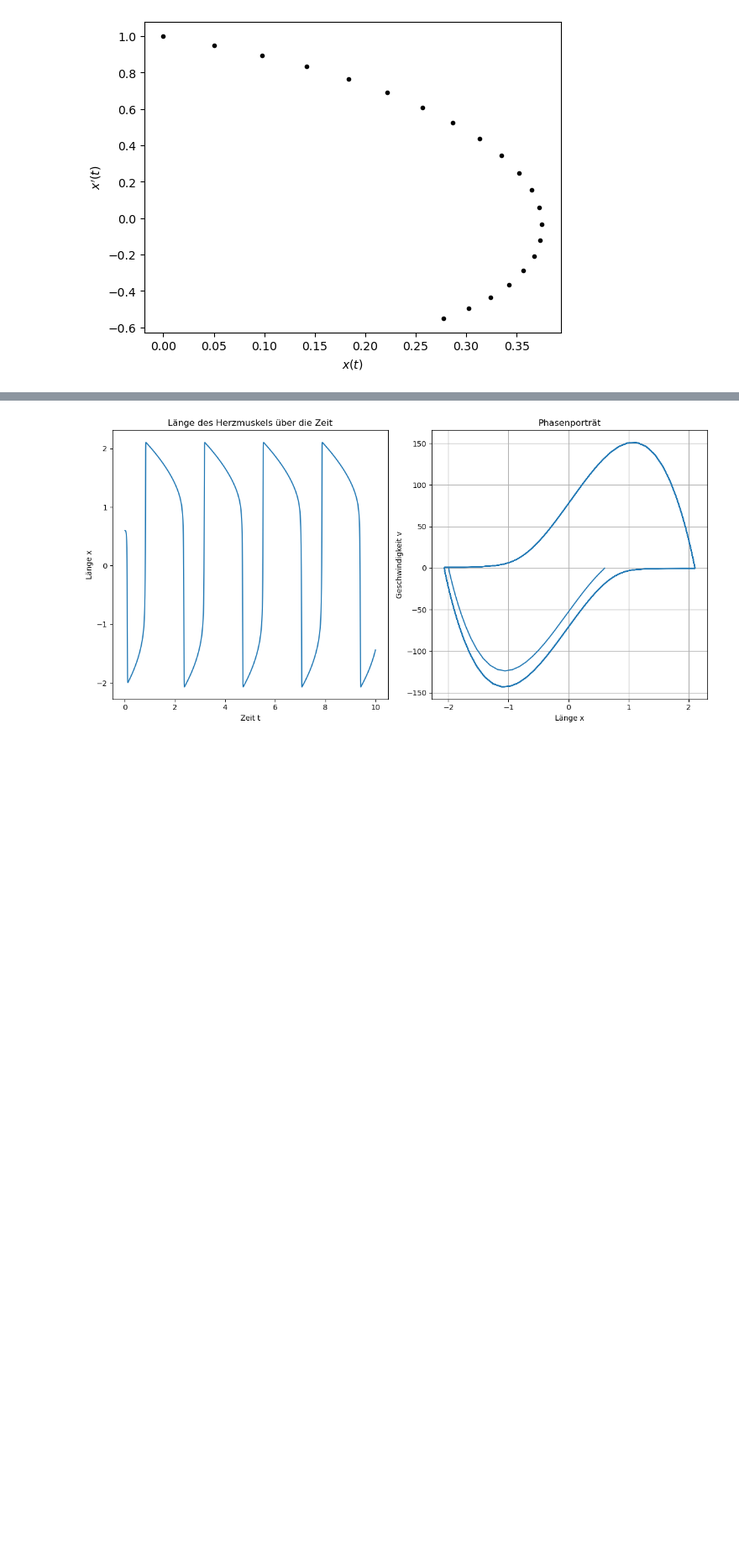
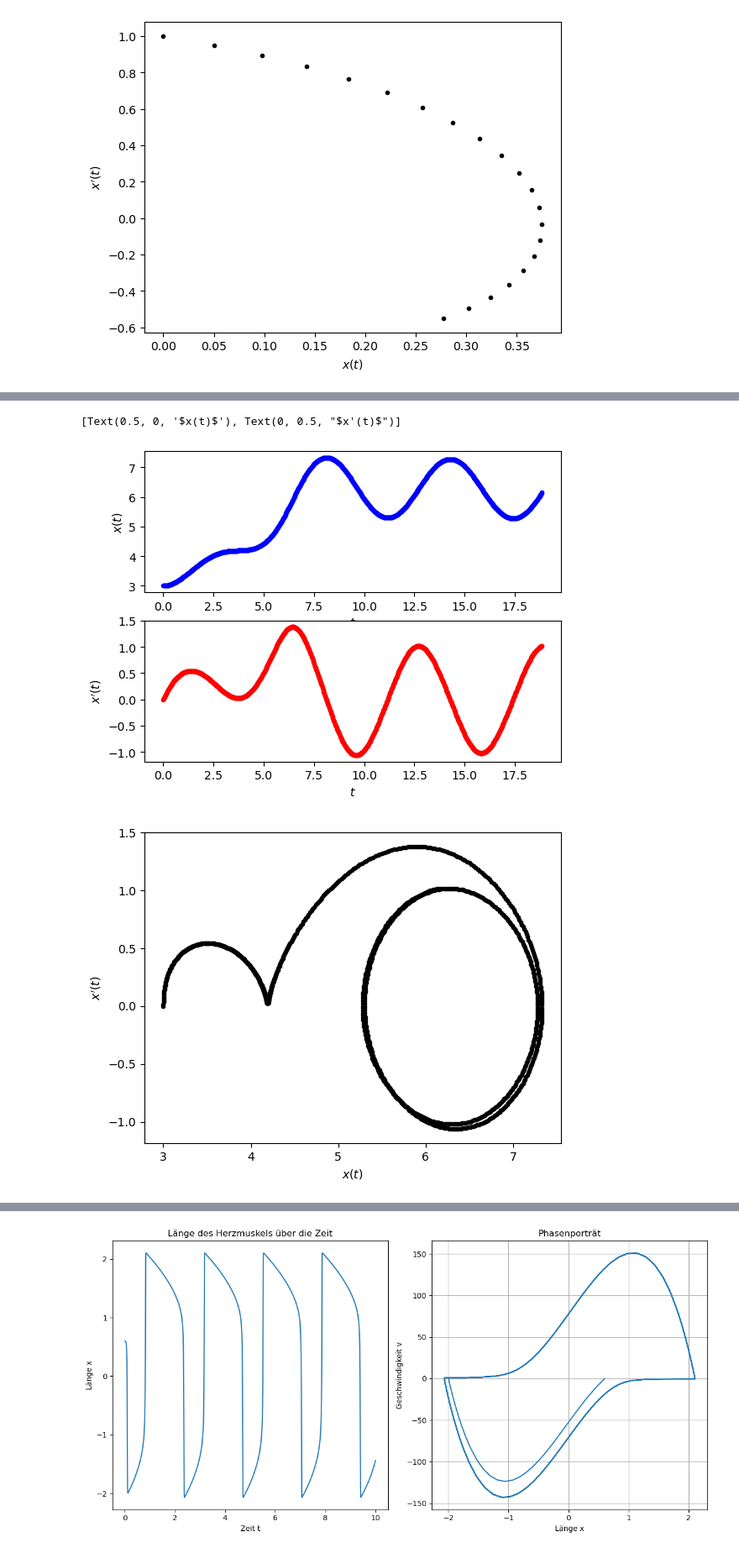
Before and after one commit to Fiusa21/Mathe_2, a Jupyter notebook: Vorlage_Euler_lösen.ipynb, the cells around one changed output, grey strips where cells are left out. Shown: that part at 84% size. Cells and saved outputs as stored; diff of their text form; code cells hidden in the pictures; blank space fills up the shorter version.

```diff
--- a/Vorlage_Euler_lösen.ipynb
+++ b/Vorlage_Euler_lösen.ipynb
@@ -165,3 +175,42 @@ ax.set(xlabel='$x(t)$', ylabel="$x'(t)$")
+# %%
+import numpy as np
+import matplotlib.pyplot as plt
+
+def f2(t,z):
+    f2 = np.array([z[1],-1.0*z[1]-np.sin(z[0])+np.cos(1.0*t)])
+    return f2
+
+def euler2(t0,tn,h,z0):
+    n = int((tn-t0)/h)
+    t = np.linspace(t0,tn,n+1)
+    z = np.zeros([len(z0),n+1])
+    z[:,0] = z0
+    for k in range(n):
+        z[:,k+1] = z[:,k]+h*f2(t[k],z[:,k])
+    return t, z
+
+#Parameter
+t0 = 0.0
+tn = 6.0*np.pi
+h = 0.02
+z0 = np.array([3.0,0.0])
+t, z = euler2(t0,tn,h,z0)
+
+fig, (ax1,ax2) = plt.subplots(2,1)
+ax1.plot(t,z[0,:],'.b')
+ax1.set(xlabel='$t$', ylabel='$x(t)$')
+ax2.plot(t,z[1,:],'.r')
+ax2.set(xlabel='$t$', ylabel="$x'(t)$")
+#plt.savefig("euler2a.png")
+
+fig, ax = plt.subplots()
+ax.plot(z[0,:],z[1,:],'.k')
+ax.set(xlabel='$x(t)$', ylabel="$x'(t)$")
+#plt.savefig("euler2b.png")
+# %% [output]
+[Text(0.5, 0, '$x(t)$'), Text(0, 0.5, "$x'(t)$")]
+[figure, added]
+[figure, added]
 # %% [markdown]
 <div class="alert alert-block alert-info">
 
```
Also changed, not shown: parts of 2 cells of this notebook.
